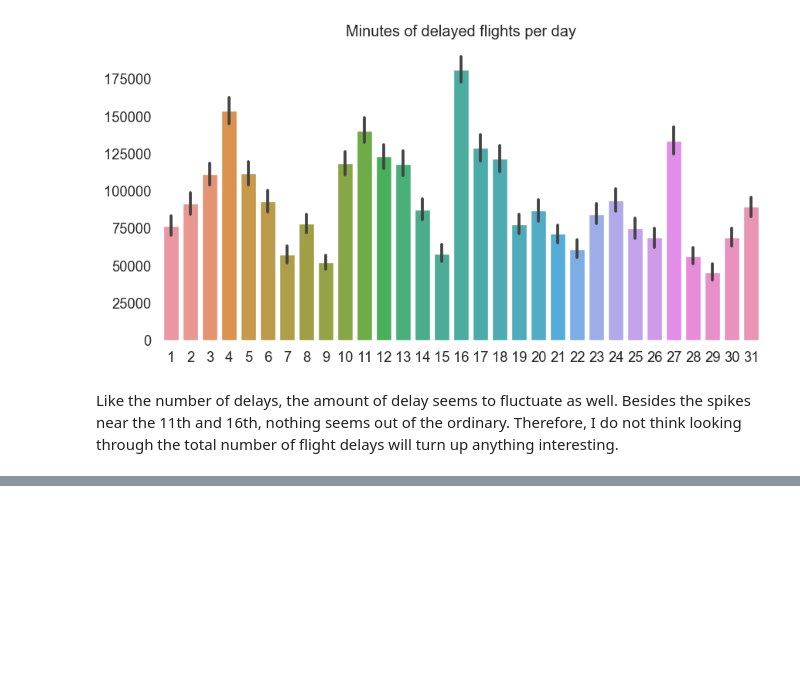
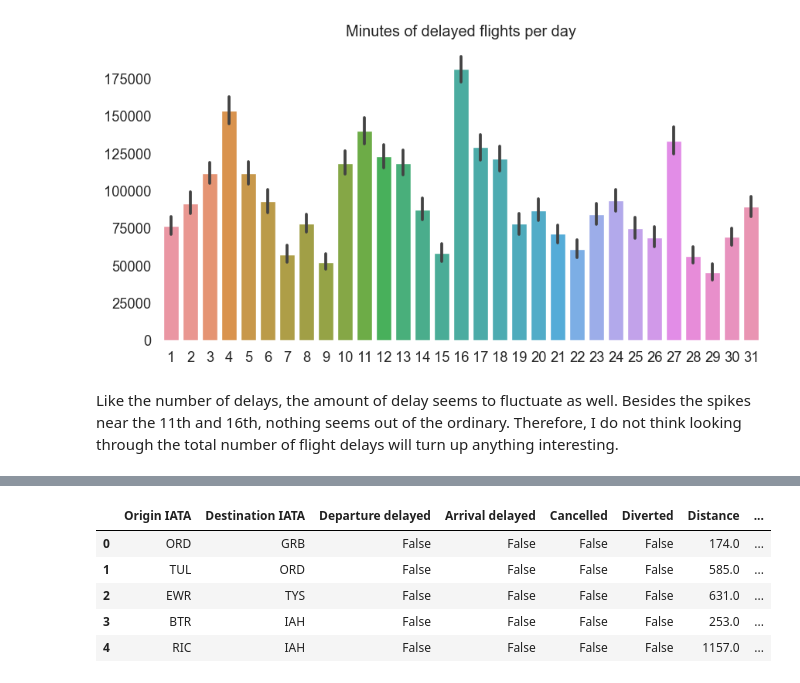
Before and after one commit to ubco-W2022T2-data301/project-group-group05, a Jupyter notebook: analysis/analysis_bradan.ipynb, the cells around one changed output, grey strips where cells are left out. Cells and saved outputs as stored; diff of their text form; code cells hidden in the pictures; blank space fills up the shorter version.

Commit message:
analysis: Begin processing pipeline

```diff
--- a/analysis/analysis_bradan.ipynb
+++ b/analysis/analysis_bradan.ipynb
@@ -137,0 +167,63 @@ Like the number of delays, the amount of delay seems to fluctuate as well. Besid
+# %%
+def process_time(df: pd.DataFrame, time_prefix: str):
+    ''' Jankily convert times to datetimes '''
+    # Estimated departure times
+    df['Departure time (min)'] = pd.to_datetime(time_prefix+df['DAY_OF_MONTH'].astype(str)+' '+df['DEP_TIME_BLK'].str[:4], utc=True)
+    df['Departure time (max)'] = pd.to_datetime(time_prefix+df['DAY_OF_MONTH'].astype(str)+' '+df['DEP_TIME_BLK'].str[-4:], utc=True)
+    df.loc[df['Departure time (max)'] < df['Departure time (min)'], 'Departure time (max)'] += pd.DateOffset(days=1)
+
+    # Actual departure time
+    dt = df['DEP_TIME'].fillna(0).astype(int).astype(str).str.pad(4,'left','0')
+    dt.loc[dt == '2400'] = '0000'
+    df['Departure time'] = pd.to_datetime(time_prefix+df['DAY_OF_MONTH'].astype(str)+' '+dt, utc=True)
+
+    # Actual arrival time
+    at = df['ARR_TIME'].fillna(0).astype(int).astype(str).str.pad(4,'left','0')
+    at.loc[at == '2400'] = '0000'
+    df['Arrival time'] = pd.to_datetime(time_prefix+df['DAY_OF_MONTH'].astype(str)+' '+at, utc=True)
+
+    # Correct for time wraparound and NA
+    #df.loc[df['Departure time'] < df['Departure time (min)'], 'Departure time'] += pd.DateOffset(days=1)
+    df.loc[df['Arrival time'] < df['Departure time (min)'], 'Arrival time'] += pd.DateOffset(days=1)
+    df.loc[df['Arrival time'] < df['Departure time'], 'Arrival time'] += pd.DateOffset(days=1)
+    df.loc[df['DEP_TIME'].isna(), 'Departure time'] = np.nan
+    df.loc[df['ARR_TIME'].isna(), 'Arrival time'] = np.nan
+    return df
+
+# Concatanate flight data
+flights = pd.concat([process_time(pd.read_csv('../data/raw/Jan_2020_ontime.csv'), '2020-1-'),
+                process_time(pd.read_csv('../data/raw/Feb_2020_ontime.csv'), '2020-2-')])
+
+# Calculate departure delays
+flights['Departure delay'] = (flights['Departure time'] - flights['Departure time (max)'])
+flights.loc[flights['Departure delay'] < np.timedelta64(0), 'Departure delay'] = np.timedelta64(0)
+
+# Drop unnecessary columns
+flights = flights.drop(columns=['Unnamed: 21', 'DAY_OF_MONTH', 'DAY_OF_WEEK','OP_UNIQUE_CARRIER',
+                                'OP_CARRIER_AIRLINE_ID', 'OP_CARRIER', 'OP_CARRIER_FL_NUM', 'ORIGIN_AIRPORT_ID',
+                                'ORIGIN_AIRPORT_SEQ_ID', 'DEST_AIRPORT_ID', 'DEST_AIRPORT_SEQ_ID', 'TAIL_NUM',
+                                'DEP_TIME', 'DEP_TIME_BLK', 'ARR_TIME'])
+
+# Rename columns
+flights = flights.rename(columns={'ORIGIN': 'Origin IATA',
+                                  'DEST': 'Destination IATA',
+                                  'DEP_DEL15': 'Departure delayed',
+                                  'ARR_DEL15': 'Arrival delayed',
+                                  'CANCELLED': 'Cancelled',
+                                  'DIVERTED': 'Diverted',
+                                  'DISTANCE': 'Distance'})
+
+# Convert flags to booleans
+flights['Departure delayed'] = flights['Departure delayed'].astype('bool')
+flights['Arrival delayed'] = flights['Arrival delayed'].astype('bool')
+flights['Cancelled'] = flights['Cancelled'].astype('bool')
+flights['Diverted'] = flights['Diverted'].astype('bool')
+
+flights.head()
+# %% [output]
+|  | Origin IATA | Destination IATA | Departure delayed | Arrival delayed | Cancelled | Diverted | Distance | ... |
+| 0 | ORD | GRB | False | False | False | False | 174.0 | ... |
+| 1 | TUL | ORD | False | False | False | False | 585.0 | ... |
+| 2 | EWR | TYS | False | False | False | False | 631.0 | ... |
+| 3 | BTR | IAH | False | False | False | False | 253.0 | ... |
+| 4 | RIC | IAH | False | False | False | False | 1157.0 | ... |
```
Also changed, not shown: parts of 3 cells of this notebook.
